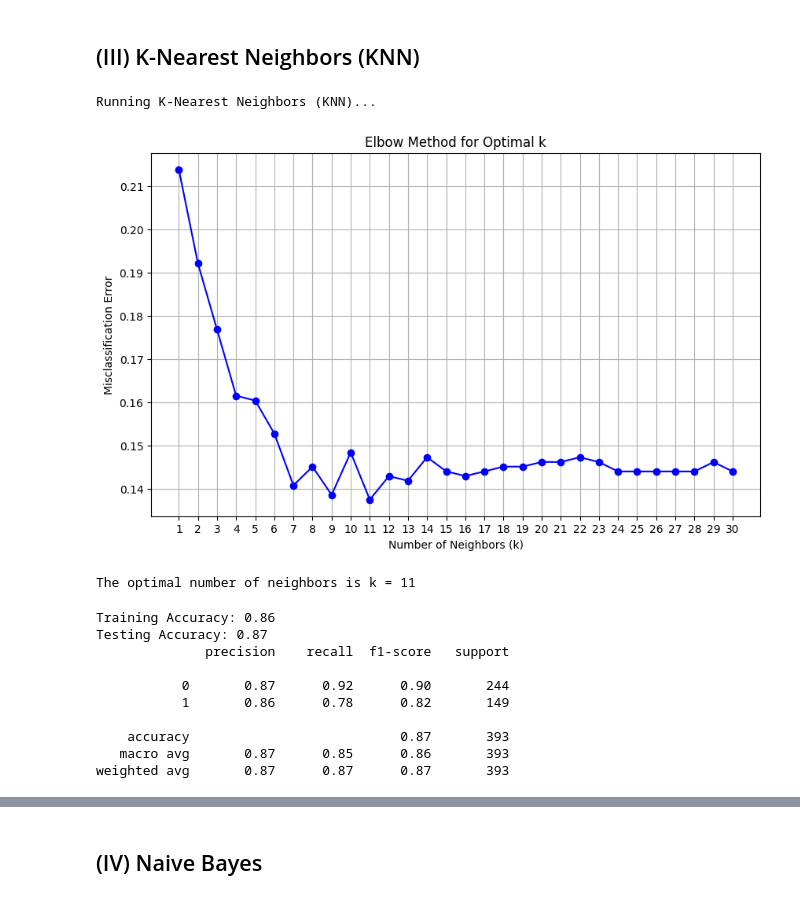
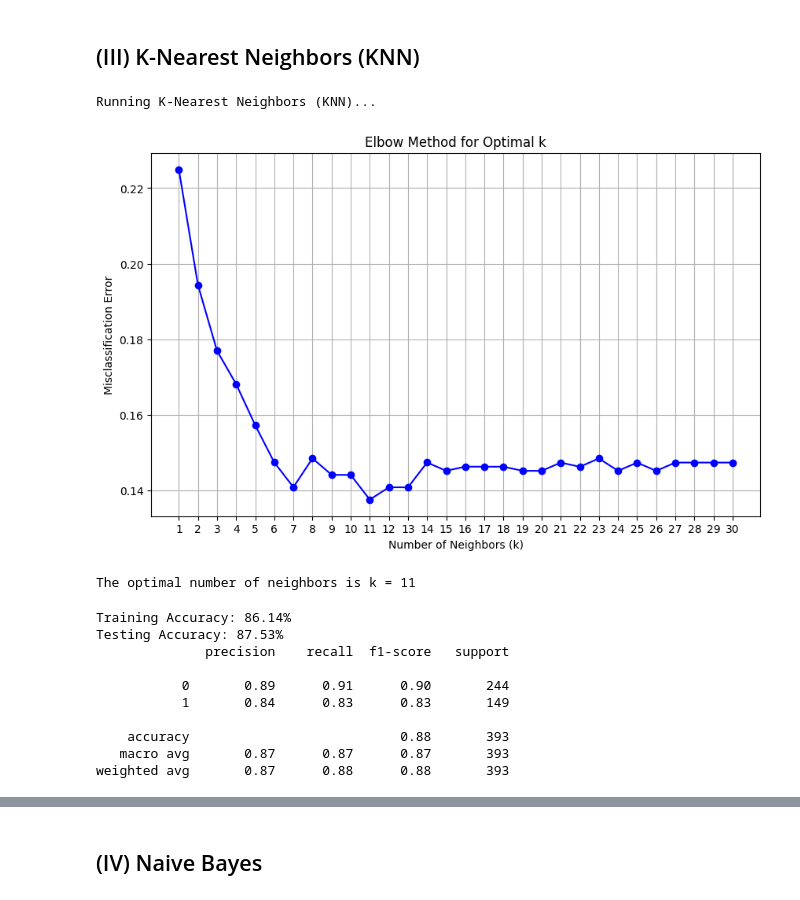
Before and after one commit to AhmedMohamady1/Titanic-Survivors-Prediction, a Jupyter notebook: main.ipynb, the cells around one changed output, grey strips where cells are left out. Saved outputs shown, nothing was run; the diff lists cells and outputs as text; code cells hidden in the pictures.

```diff
--- a/main.ipynb
+++ b/main.ipynb
@@ -330,9 +385,13 @@ plt.show()
 # %%
 X = df.drop(columns=['Survived'])
 y = df['Survived']
+X_train, X_test, y_train, y_test = train_test_split(X, y, test_size=0.3, random_state=42)
-# %%
-scaler=MinMaxScaler()
-X_train, X_test, y_train, y_test = train_test_split(scaler.fit_transform(X), y, test_size=0.3, random_state=42)
+# %%
+standard_scaler=StandardScaler()
+minmax_scaler=MinMaxScaler()
+
+X_train_standard, X_test_standard=standard_scaler.fit_transform(X_train),standard_scaler.fit_transform(X_test)
+X_train_minmax, X_test_minmax=minmax_scaler.fit_transform(X_train),minmax_scaler.fit_transform(X_test)
 # %%
 # Initialize lists to store accuracy and runtime
 model_names = []
@@ -344,34 +403,34 @@ runtimes = []
 # %%
 print("Running K-Nearest Neighbors (KNN)...")
 
 # Step 4: Find the optimal k using the Elbow Method
 k_values = range(1, 31)  # Testing k from 1 to 30
 cv_scores = []  # Store cross-validation scores
 
 for k in k_values:
     knn = KNeighborsClassifier(n_neighbors=k)
-    scores = cross_val_score(knn, X_train, y_train, cv=10, scoring="accuracy")  # 10-fold cross-validation
+    scores = cross_val_score(knn, X_train_standard, y_train, cv=10, scoring="accuracy")  # 10-fold cross-validation
     cv_scores.append(scores.mean())
 
 # Calculate the misclassification error for each k
 error_rates = [1 - score for score in cv_scores]
 
 # Step 5: Plot the Elbow Curve
 plt.figure(figsize=(10, 6))
 plt.plot(k_values, error_rates, marker='o', linestyle='-', color='b')
 plt.title("Elbow Method for Optimal k")
 plt.xlabel("Number of Neighbors (k)")
 plt.ylabel("Misclassification Error")
 plt.xticks(k_values)
 plt.grid()
 plt.show()
 
 # Step 6: Select the best k (minimum error) and train the final model
 optimal_k = k_values[np.argmin(error_rates)]
 print(f"The optimal number of neighbors is k = {optimal_k}")
 # %% [output]
 Running K-Nearest Neighbors (KNN)...
-[figure, old version]
+[figure, new version]
 The optimal number of neighbors is k = 11
 # %%
 start_time = time.time()
@@ -380,19 +439,21 @@ k = optimal_k  # Number of neighbors (you can change this)
 knn = KNeighborsClassifier(n_neighbors=k)
 
 # Train the model
-knn.fit(X_train, y_train)
+knn.fit(X_train_standard, y_train)
 
 # Make predictions
-train_predictions = knn.predict(X_train)
-test_predictions = knn.predict(X_test)
+train_predictions = knn.predict(X_train_standard)
+test_predictions = knn.predict(X_test_standard)
 
 # Calculate accuracies
-training_accuracy = accuracy_score(y_train, train_predictions)
-testing_accuracy = accuracy_score(y_test, test_predictions)
+training_accuracy = accuracy_score(y_train, train_predictions)*100
+testing_accuracy = accuracy_score(y_test, test_predictions)*100
 
 # Print results
-print(f"Training Accuracy: {training_accuracy:.2f}")
-print(f"Testing Accuracy: {testing_accuracy:.2f}")
+print(f"Training Accuracy: {training_accuracy:.2f}%")
+print(f"Testing Accuracy: {testing_accuracy:.2f}%")
+
+knn_report=classification_report(y_test, test_predictions, output_dict=True)
 print(classification_report(y_test, test_predictions))
 
 knn_train_time = time.time() - start_time
@@ -401,16 +462,16 @@ training_accuracies.append(training_accuracy)
 testing_accuracies.append(testing_accuracy)
 runtimes.append(knn_train_time)
 # %% [output]
-Training Accuracy: 0.86
-Testing Accuracy: 0.87
+Training Accuracy: 86.14%
+Testing Accuracy: 87.53%
               precision    recall  f1-score   support
 
-           0       0.87      0.92      0.90       244
-           1       0.86      0.78      0.82       149
+           0       0.89      0.91      0.90       244
+           1       0.84      0.83      0.83       149
 
-    accuracy                           0.87       393
-   macro avg       0.87      0.85      0.86       393
-weighted avg       0.87      0.87      0.87       393
+    accuracy                           0.88       393
+   macro avg       0.87      0.87      0.87       393
+weighted avg       0.87      0.88      0.88       393
 # %%
 # Optional: Define class names
 class_names = ['Survived', 'Did Not Survive']
```
Also changed, not shown: parts of 15 cells of this notebook.
